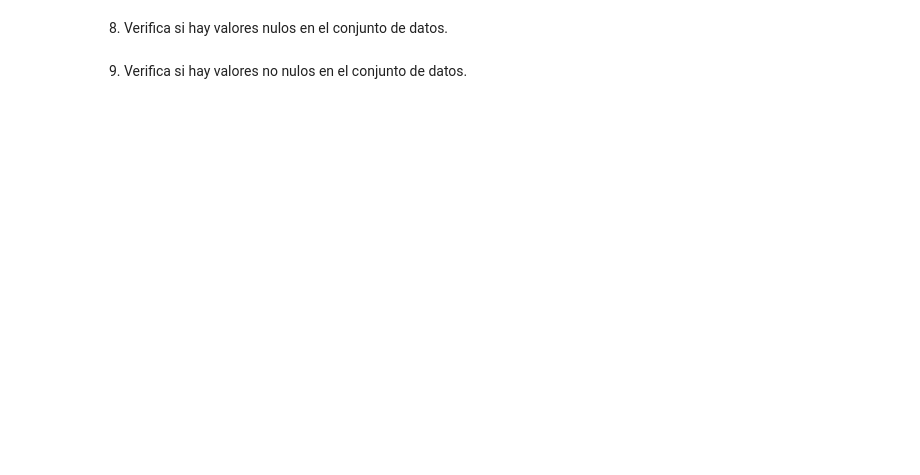
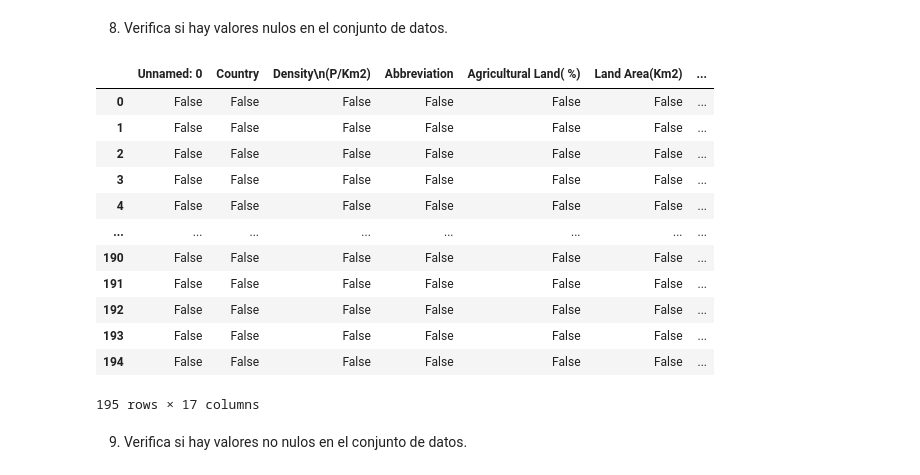
Before and after one commit to Adalab/da-promoF-modulo3-sprint1-pairprogramming-BelenZahara, a Jupyter notebook: PairProgrammingEDA.ipynb, the cells around one changed output. Saved outputs shown, nothing was run; the diff lists cells and outputs as text; code cells hidden in the pictures; blank space fills up the shorter version.

```diff
--- a/PairProgrammingEDA.ipynb
+++ b/PairProgrammingEDA.ipynb
@@ -17,4 +96,20 @@ Ejercicios de exploración del conjunto de da
 # %% [markdown]
 8. Verifica si hay valores nulos en el conjunto de datos.
+# %%
+df.isnull()
+# %% [output]
+|  | Unnamed: 0 | Country | Density\n(P/Km2) | Abbreviation | Agricultural Land( %) | Land Area(Km2) | ... |
+| 0 | False | False | False | False | False | False | ... |
+| 1 | False | False | False | False | False | False | ... |
+| 2 | False | False | False | False | False | False | ... |
+| 3 | False | False | False | False | False | False | ... |
+| 4 | False | False | False | False | False | False | ... |
+| ... | ... | ... | ... | ... | ... | ... | ... |
+| 190 | False | False | False | False | False | False | ... |
+| 191 | False | False | False | False | False | False | ... |
+| 192 | False | False | False | False | False | False | ... |
+| 193 | False | False | False | False | False | False | ... |
+| 194 | False | False | False | False | False | False | ... |
+195 rows × 17 columns
 # %% [markdown]
 9. Verifica si hay valores no nulos en el conjunto de datos.
```
Also changed, not shown: parts of 34 cells of this notebook.
